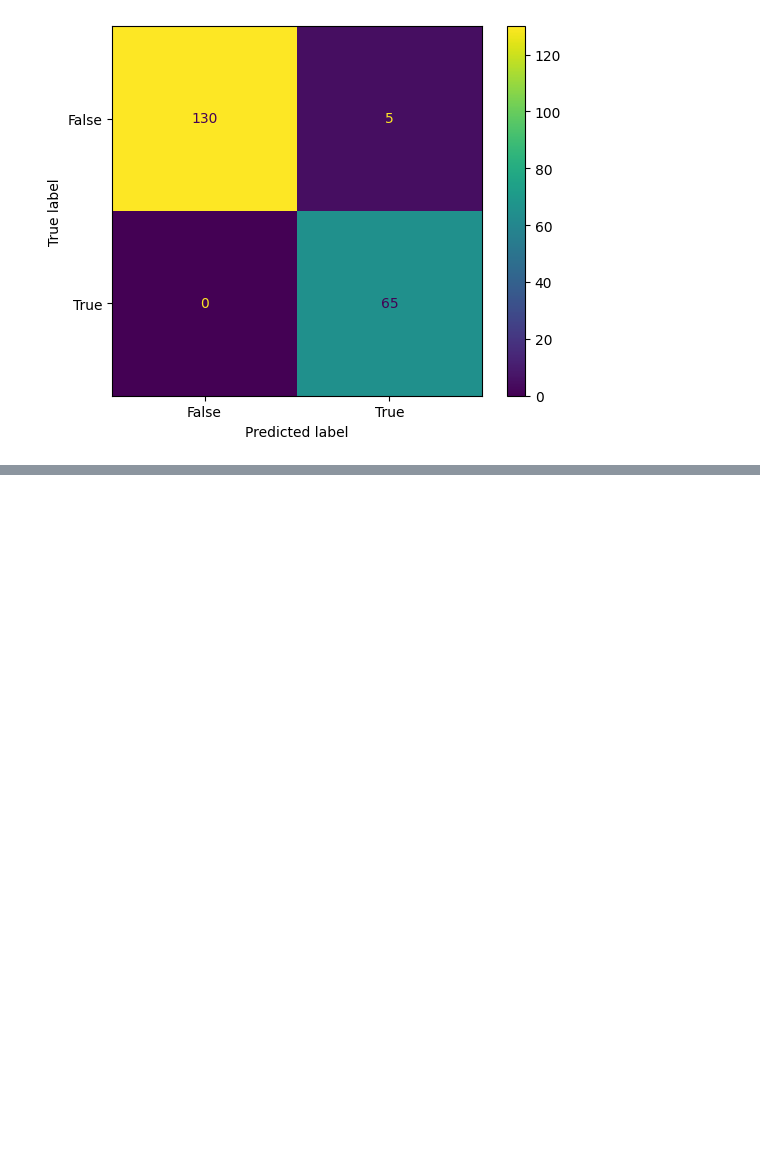
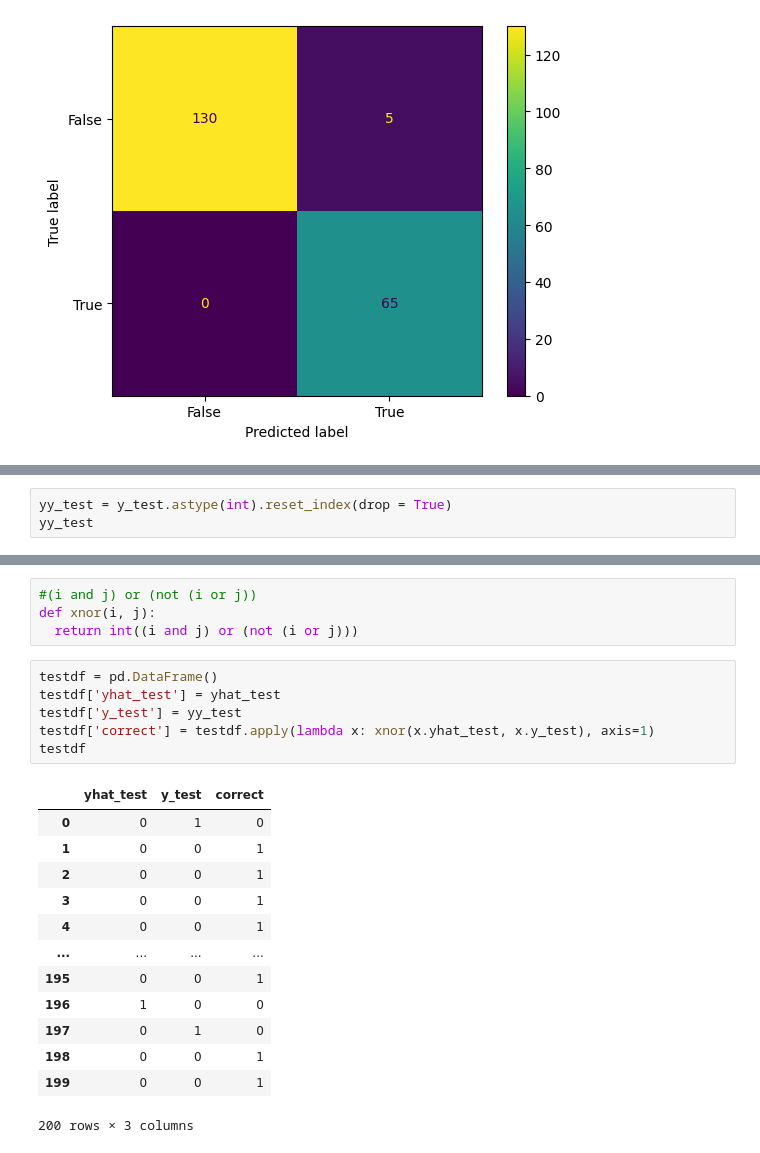
Before and after one commit to smsophiemi/ECS-171-Final-Project, a Jupyter notebook: Project.ipynb, the cells around one changed output, grey strips where cells are left out. Drawn from its saved outputs; the diff is of its cells as text; blank space fills up the shorter version.

```diff
--- a/Project.ipynb
+++ b/Project.ipynb
@@ -330,0 +415,3 @@ array([[130,   5],
+# %%
+yy_test = y_test.astype(int).reset_index(drop = True)
+yy_test
@@ -330,0 +446,24 @@ array([[130,   5],
+# %%
+#(i and j) or (not (i or j))
+def xnor(i, j):
+  return int((i and j) or (not (i or j)))
+# %%
+testdf = pd.DataFrame()
+testdf['yhat_test'] = yhat_test
+testdf['y_test'] = yy_test
+testdf['correct'] = testdf.apply(lambda x: xnor(x.yhat_test, x.y_test), axis=1)
+testdf
+# %% [output]
+|  | yhat_test | y_test | correct |
+| 0 | 0 | 1 | 0 |
+| 1 | 0 | 0 | 1 |
+| 2 | 0 | 0 | 1 |
+| 3 | 0 | 0 | 1 |
+| 4 | 0 | 0 | 1 |
+| ... | ... | ... | ... |
+| 195 | 0 | 0 | 1 |
+| 196 | 1 | 0 | 0 |
+| 197 | 0 | 1 | 0 |
+| 198 | 0 | 0 | 1 |
+| 199 | 0 | 0 | 1 |
+200 rows × 3 columns
```
Also changed, not shown: parts of 11 cells of this notebook, 1 other file.
